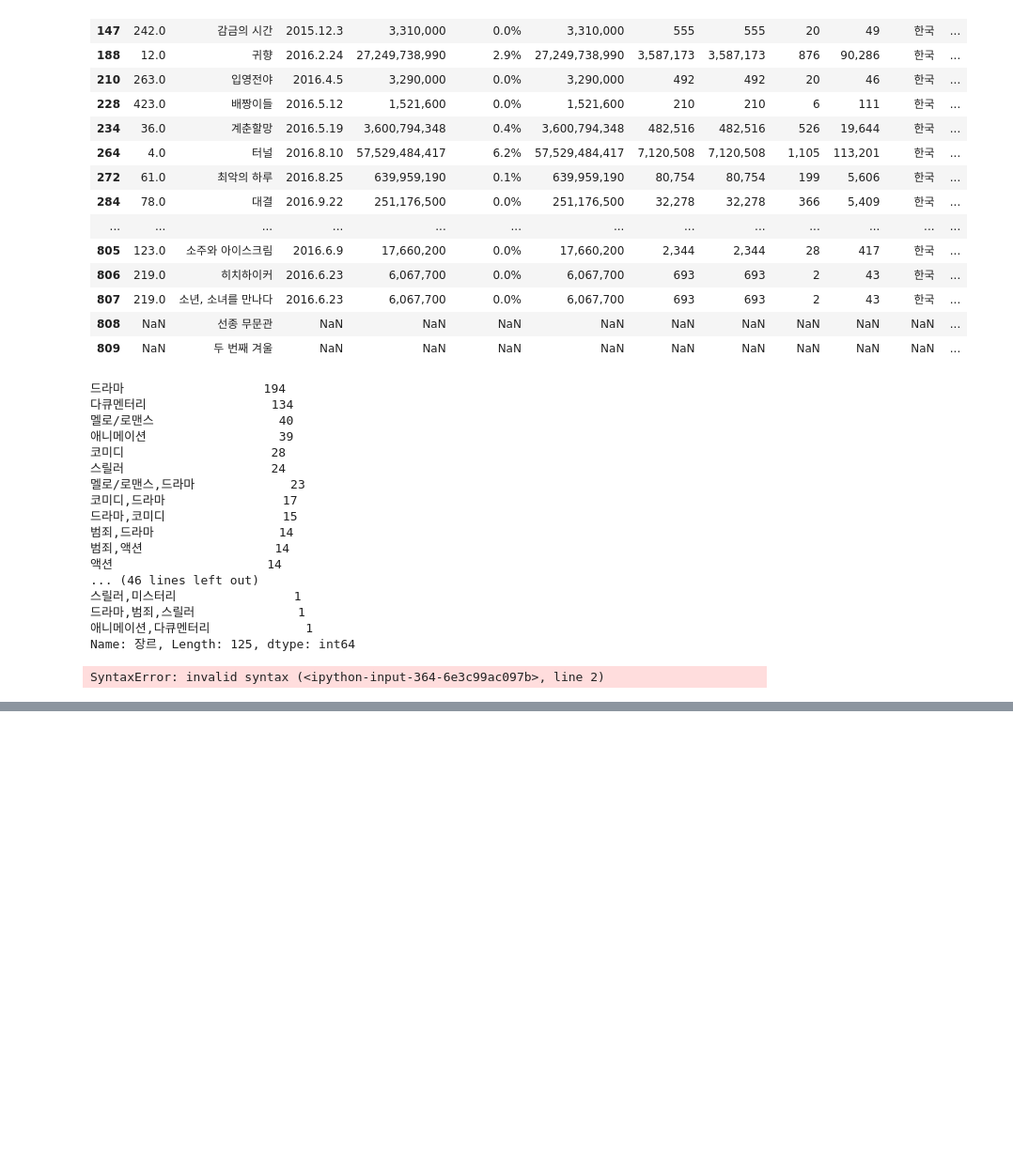
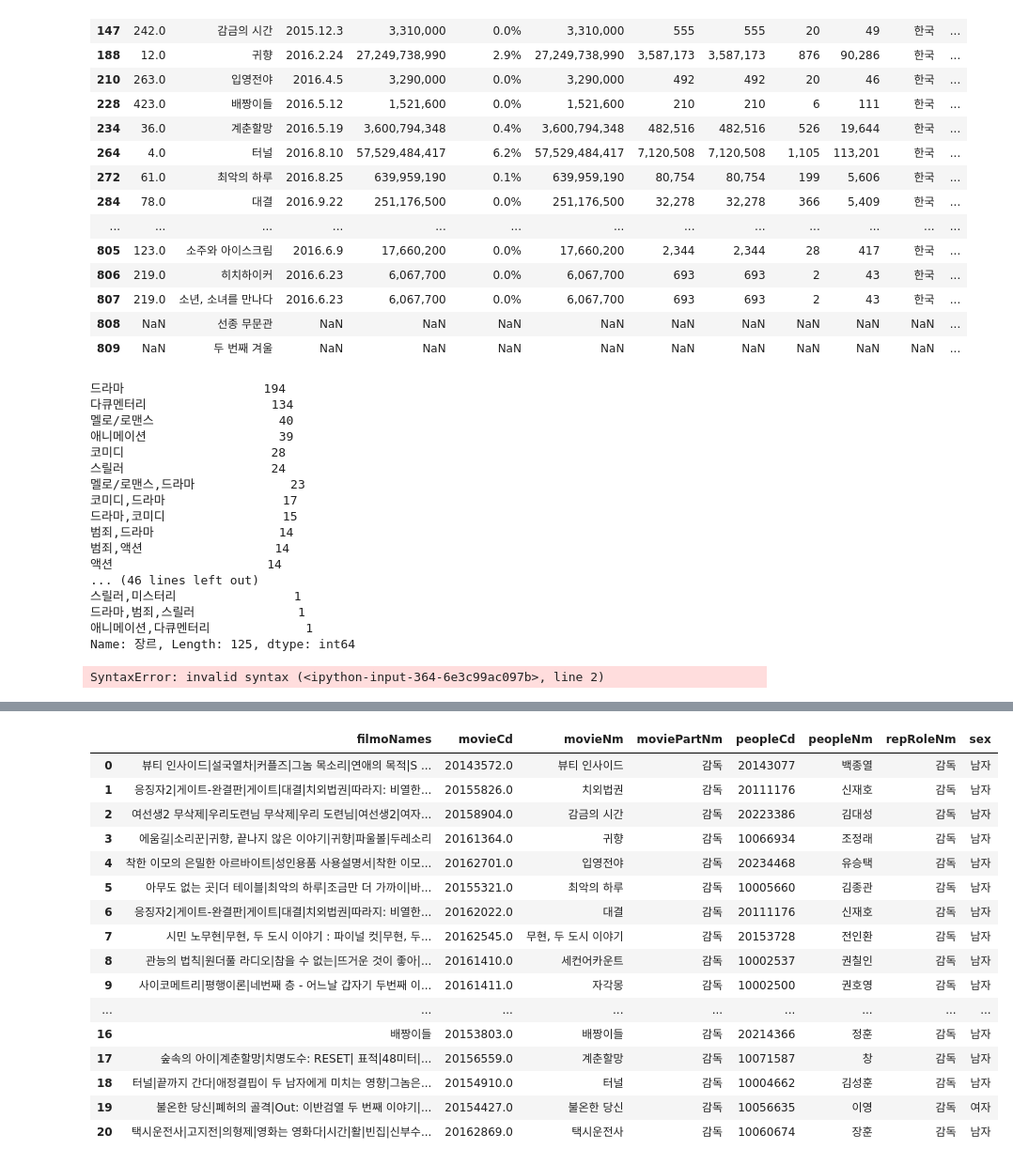
Before and after one commit to kim4pb/Female-led-Korean-Films, a Jupyter notebook: 02.EDA/Writer_Merge.ipynb, the cells around one changed output, grey strips where cells are left out. Shown at 94% size. Saved outputs shown, nothing was run; the diff lists cells and outputs as text; code cells hidden in the pictures; blank space fills up the shorter version.

```diff
--- a/02.EDA/Writer_Merge.ipynb
+++ b/02.EDA/Writer_Merge.ipynb
@@ -1624,0 +1653,14 @@ SyntaxError: invalid syntax (<ipython-input-364-6e3c99ac097b>, line 2)
+# %%
+data = director_code.merge(director_detail, how='left', on=['movieNm', 'peopleCd'])
+# .groupby(['movieCd', 'peopleCd']).first()
+print(data.shape)
+data.sample()
+
+data = data[data['peopleNm_y'].notnull()].drop_duplicates()
+# len(data['movieCd'].unique())
+# len(data[data['moviePartNm'] == '감독']['movieCd'])
+director_merge = data[data['moviePartNm'] == '감독']
+director_merge = director_merge.drop('peopleNm_x', axis=1)
+director_merge = director_merge.rename(columns={'peopleNm_y':'peopleNm'})
+print(director_merge.shape)
+director_merge.sample()
@@ -1624,0 +1685,26 @@ SyntaxError: invalid syntax (<ipython-input-364-6e3c99ac097b>, line 2)
+# %%
+# 영화인 코드가 다른 감독들을 직접 찾아줌
+director_movieNm = ['배짱이들'
+                    , '계춘할망'
+                    , '터널'
+                    , '불온한 당신'
+                    , '택시운전사'
+]
+
+director_peopleNm = ['정훈'
+                     , '창'
+                     , '김성훈'
+                     , '이영'
+                     , '장훈']
+
+director_filmo = ['배짱이들'
+                  , '숲속의 아이|계춘할망|치명도수: RESET| 표적|48미터|고死: 피의 중간고사'
+                  , '터널|끝까지 간다|애정결핍이 두 남자에게 미치는 영향|그놈은 멋있었다|오! 해피데이'
+                  , '불온한 당신|폐허의 골격|Out: 이반검열 두 번째 이야기|우리들은 정의파다|이반검열 1|거북이 시스터즈'
+                  , '택시운전사|고지전|의형제|영화는 영화다|시간|활|빈집|신부수업|사마리아|헤라퍼플']
+
+director_neg = pd.DataFrame(director_movieNm, director_peopleNm).reset_index().rename(columns={'index':'peopleNm', 0:'movieNm'})
+director_neg['filmoNames'] = director_filmo
+data = director_neg.merge(director_detail, how='left', on=['peopleNm', 'movieNm'])
+director_neg = data[data['moviePartNm'] == '감독']
+director_neg
@@ -1624,0 +1718,22 @@ SyntaxError: invalid syntax (<ipython-input-364-6e3c99ac097b>, line 2)
+# %%
+director_add = pd.concat([director_merge, director_neg], ignore_index=True)
+director_add['repRoleNm'] = director_add['repRoleNm'].fillna('감독')
+director_add
+# %% [output]
+|  | filmoNames | movieCd | movieNm | moviePartNm | peopleCd | peopleNm | repRoleNm | sex |
+| 0 | 뷰티 인사이드|설국열차|커플즈|그놈 목소리|연애의 목적|S ... | 20143572.0 | 뷰티 인사이드 | 감독 | 20143077 | 백종열 | 감독 | 남자 |
+| 1 | 응징자2|게이트-완결판|게이트|대결|치외법권|따라지: 비열한... | 20155826.0 | 치외법권 | 감독 | 20111176 | 신재호 | 감독 | 남자 |
+| 2 | 여선생2 무삭제|우리도련님 무삭제|우리 도련님|여선생2|여자... | 20158904.0 | 감금의 시간 | 감독 | 20223386 | 김대성 | 감독 | 남자 |
+| 3 | 에움길|소리꾼|귀향, 끝나지 않은 이야기|귀향|파울볼|두레소리 | 20161364.0 | 귀향 | 감독 | 10066934 | 조정래 | 감독 | 남자 |
+| 4 | 착한 이모의 은밀한 아르바이트|성인용품 사용설명서|착한 이모... | 20162701.0 | 입영전야 | 감독 | 20234468 | 유승택 | 감독 | 남자 |
+| 5 | 아무도 없는 곳|더 테이블|최악의 하루|조금만 더 가까이|바... | 20155321.0 | 최악의 하루 | 감독 | 10005660 | 김종관 | 감독 | 남자 |
+| 6 | 응징자2|게이트-완결판|게이트|대결|치외법권|따라지: 비열한... | 20162022.0 | 대결 | 감독 | 20111176 | 신재호 | 감독 | 남자 |
+| 7 | 시민 노무현|무현, 두 도시 이야기 : 파이널 컷|무현, 두... | 20162545.0 | 무현, 두 도시 이야기 | 감독 | 20153728 | 전인환 | 감독 | 남자 |
+| 8 | 관능의 법칙|원더풀 라디오|참을 수 없는|뜨거운 것이 좋아|... | 20161410.0 | 세컨어카운트 | 감독 | 10002537 | 권칠인 | 감독 | 남자 |
+| 9 | 사이코메트리|평행이론|네번째 층 - 어느날 갑자기 두번째 이... | 20161411.0 | 자각몽 | 감독 | 10002500 | 권호영 | 감독 | 남자 |
+| ... | ... | ... | ... | ... | ... | ... | ... | ... |
+| 16 | 배짱이들 | 20153803.0 | 배짱이들 | 감독 | 20214366 | 정훈 | 감독 | 남자 |
+| 17 | 숲속의 아이|계춘할망|치명도수: RESET| 표적|48미터|... | 20156559.0 | 계춘할망 | 감독 | 10071587 | 창 | 감독 | 남자 |
+| 18 | 터널|끝까지 간다|애정결핍이 두 남자에게 미치는 영향|그놈은... | 20154910.0 | 터널 | 감독 | 10004662 | 김성훈 | 감독 | 남자 |
+| 19 | 불온한 당신|폐허의 골격|Out: 이반검열 두 번째 이야기|... | 20154427.0 | 불온한 당신 | 감독 | 10056635 | 이영 | 감독 | 여자 |
+| 20 | 택시운전사|고지전|의형제|영화는 영화다|시간|활|빈집|신부수... | 20162869.0 | 택시운전사 | 감독 | 10060674 | 장훈 | 감독 | 남자 |
```
Also changed, not shown: parts of 18 cells of this notebook, 1 other file.
